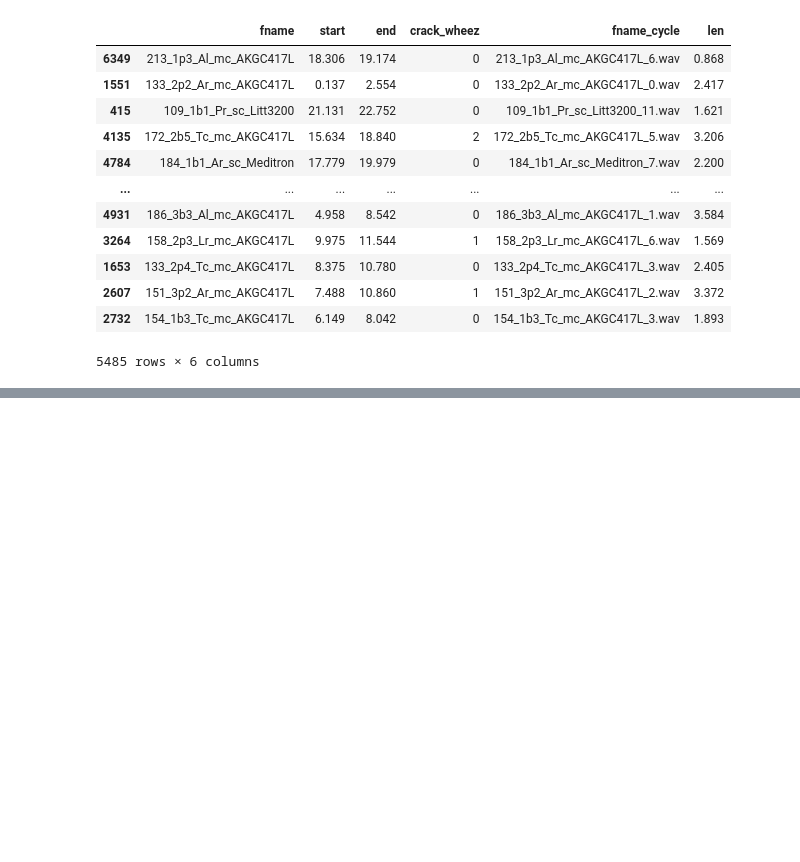
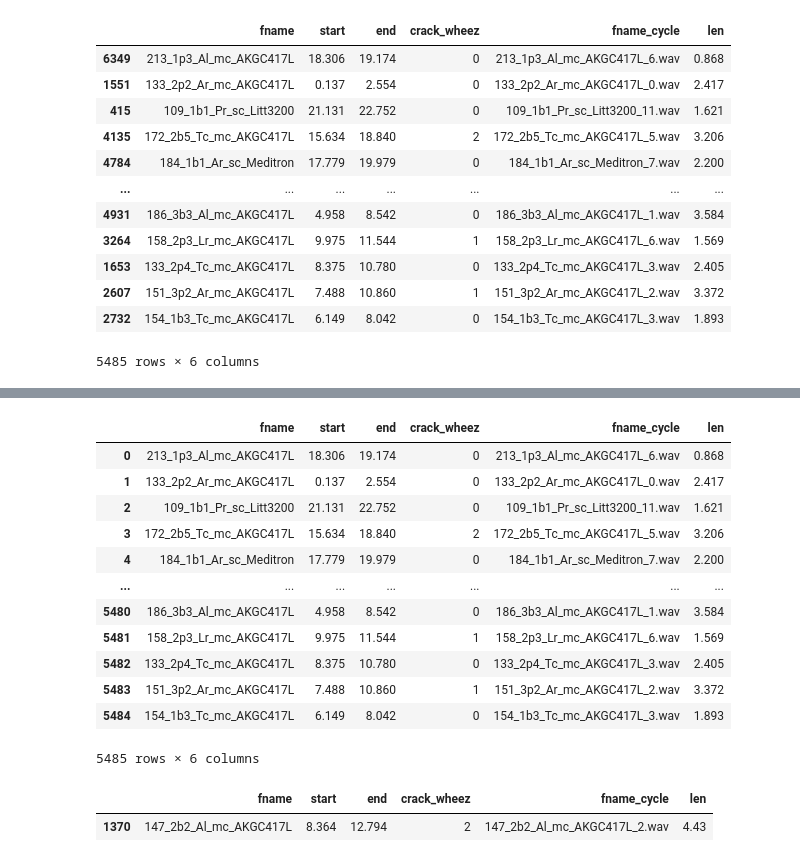
Before and after one commit to priyanshi9692/Adaptive-and-Heuristic-AI-enabled-IoT-Edge-for-high-risk-and-rural-patients, a Jupyter notebook: machinelearning/Respiratory/LSTM_SkipCon_5s_T.ipynb, the cells around one changed output, grey strips where cells are left out. Saved outputs shown, nothing was run; the diff lists cells and outputs as text; code cells hidden in the pictures; blank space fills up the shorter version.

```diff
--- a/machinelearning/Respiratory/LSTM_SkipCon_5s_T.ipynb
+++ b/machinelearning/Respiratory/LSTM_SkipCon_5s_T.ipynb
@@ -77,3 +89,24 @@ test_df.crack_wheez.value_counts().plot(kind='bar', title='Count (target)')
 #Reset index
 train_df.reset_index(drop=True, inplace=True)
 test_df.reset_index(drop=True, inplace=True)
+# %%
+train_df
+# %% [output]
+|  | fname | start | end | crack_wheez | fname_cycle | len |
+| 0 | 213_1p3_Al_mc_AKGC417L | 18.306 | 19.174 | 0 | 213_1p3_Al_mc_AKGC417L_6.wav | 0.868 |
+| 1 | 133_2p2_Ar_mc_AKGC417L | 0.137 | 2.554 | 0 | 133_2p2_Ar_mc_AKGC417L_0.wav | 2.417 |
+| 2 | 109_1b1_Pr_sc_Litt3200 | 21.131 | 22.752 | 0 | 109_1b1_Pr_sc_Litt3200_11.wav | 1.621 |
+| 3 | 172_2b5_Tc_mc_AKGC417L | 15.634 | 18.840 | 2 | 172_2b5_Tc_mc_AKGC417L_5.wav | 3.206 |
+| 4 | 184_1b1_Ar_sc_Meditron | 17.779 | 19.979 | 0 | 184_1b1_Ar_sc_Meditron_7.wav | 2.200 |
+| ... | ... | ... | ... | ... | ... | ... |
+| 5480 | 186_3b3_Al_mc_AKGC417L | 4.958 | 8.542 | 0 | 186_3b3_Al_mc_AKGC417L_1.wav | 3.584 |
+| 5481 | 158_2p3_Lr_mc_AKGC417L | 9.975 | 11.544 | 1 | 158_2p3_Lr_mc_AKGC417L_6.wav | 1.569 |
+| 5482 | 133_2p4_Tc_mc_AKGC417L | 8.375 | 10.780 | 0 | 133_2p4_Tc_mc_AKGC417L_3.wav | 2.405 |
+| 5483 | 151_3p2_Ar_mc_AKGC417L | 7.488 | 10.860 | 1 | 151_3p2_Ar_mc_AKGC417L_2.wav | 3.372 |
+| 5484 | 154_1b3_Tc_mc_AKGC417L | 6.149 | 8.042 | 0 | 154_1b3_Tc_mc_AKGC417L_3.wav | 1.893 |
+5485 rows × 6 columns
+# %%
+test_df[test_df.fname_cycle=='147_2b2_Al_mc_AKGC417L_2.wav']
+# %% [output]
+|  | fname | start | end | crack_wheez | fname_cycle | len |
+| 1370 | 147_2b2_Al_mc_AKGC417L | 8.364 | 12.794 | 2 | 147_2b2_Al_mc_AKGC417L_2.wav | 4.43 |
```
Also changed, not shown: parts of 18 cells of this notebook, 5 other files.
